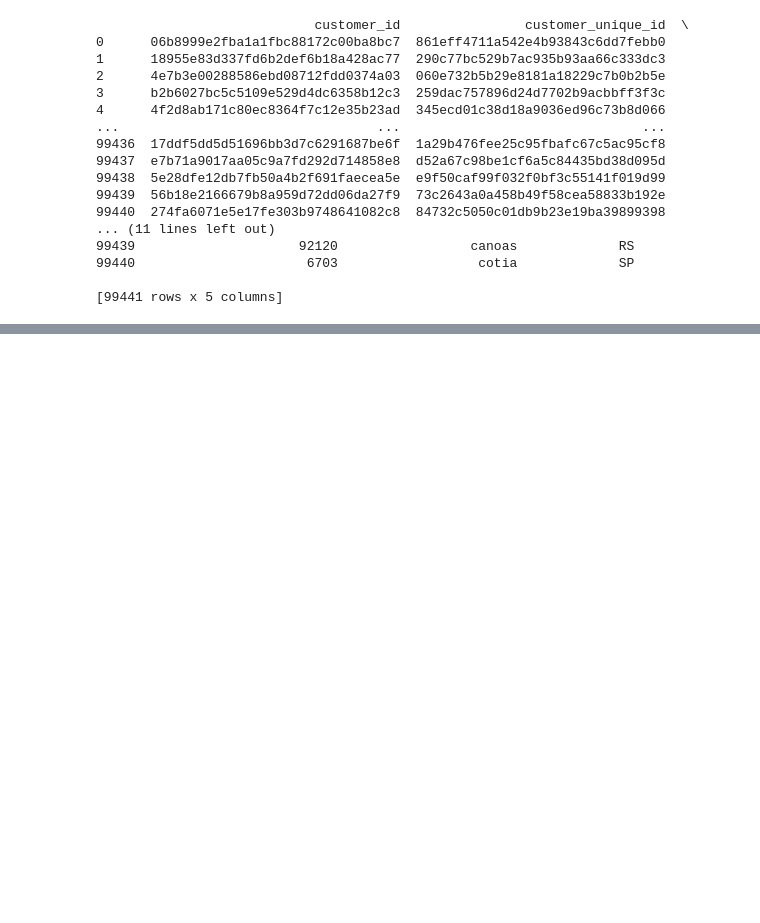
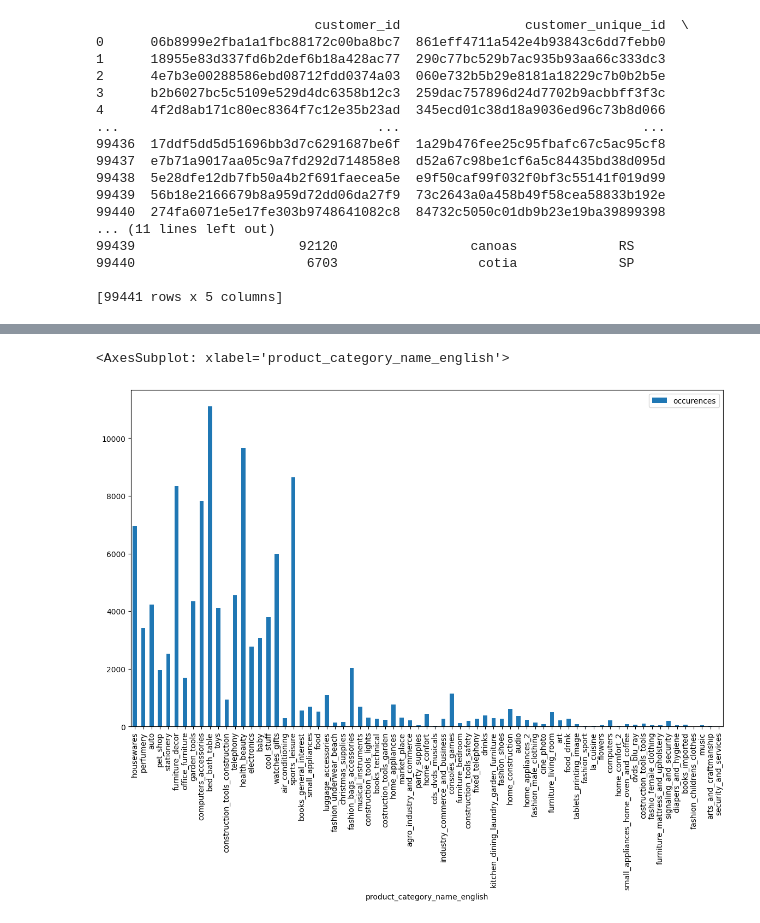
Before and after one commit to CalfinChoo/dscxpeak-fall2022, a Jupyter notebook: recommender.ipynb, the cells around one changed output, grey strips where cells are left out. Cells and saved outputs as stored; diff of their text form; code cells hidden in the pictures; blank space fills up the shorter version.

```diff
--- a/recommender.ipynb
+++ b/recommender.ipynb
@@ -132,0 +179,6 @@ for i in range(0, len(distances.flatten())):
+# %%
+df_aggregate_category = pd.DataFrame(merged_orders_customers_items_products_names['product_category_name_english'].unique(), columns=["product_category_name_english"])
+q = pysqldf("""
+    SELECT product_category_name_english, COUNT(product_category_name_english) AS occurences FROM merged_orders_customers_items_products_names GROUP BY 1
+""")
+df_aggregate_category = reduce(lambda left, right: pd.merge(left, right, on=["product_category_name_english"], how="inner"), [df_aggregate_category, q])
@@ -132,0 +203,5 @@ for i in range(0, len(distances.flatten())):
+# %%
+df_aggregate_category.iloc[:500].plot(x="product_category_name_english", y="occurences", kind="bar", figsize = (14,8))
+# %% [output]
+<AxesSubplot: xlabel='product_category_name_english'>
+[figure, added]
```
Also changed, not shown: parts of 7 cells of this notebook, 1 other file.
